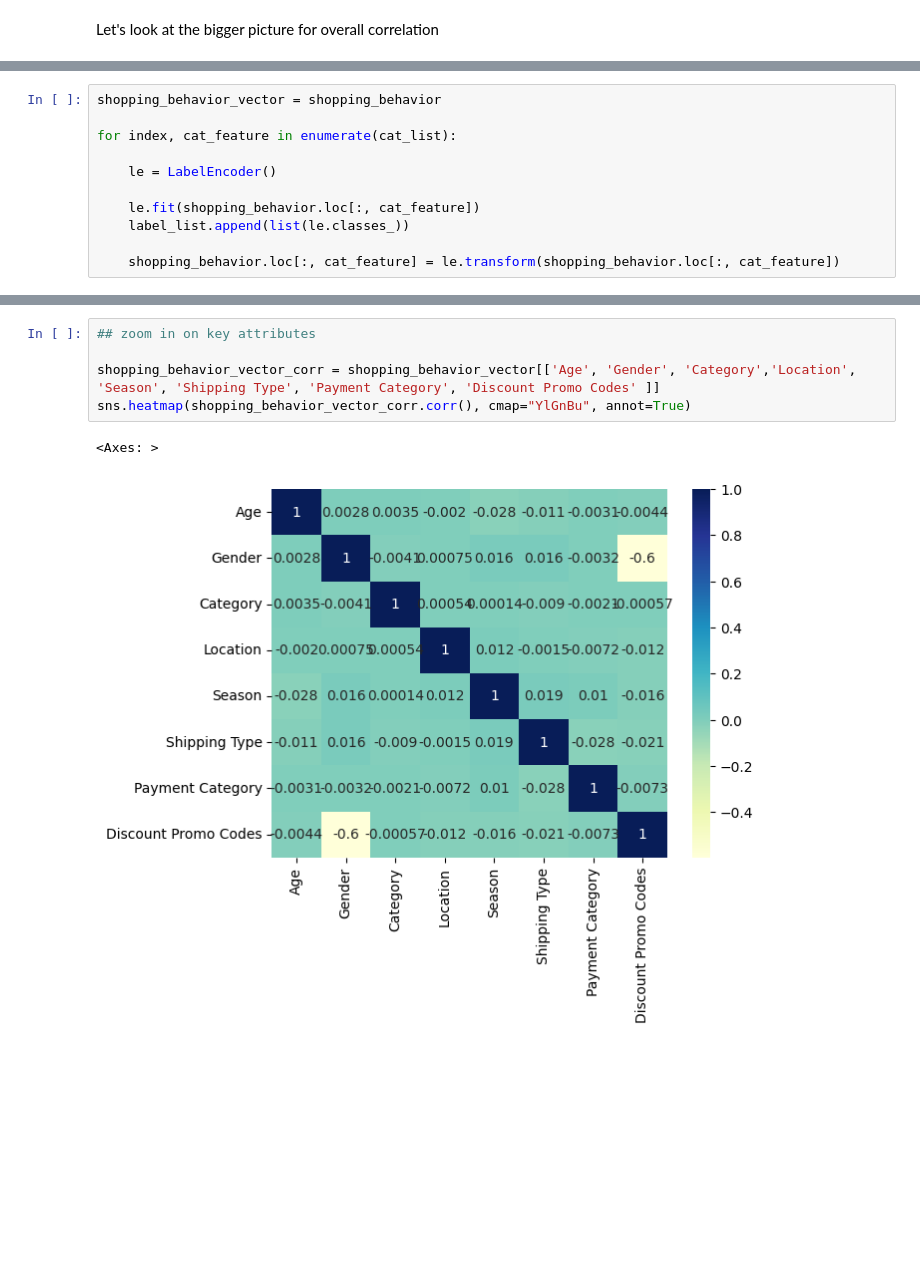
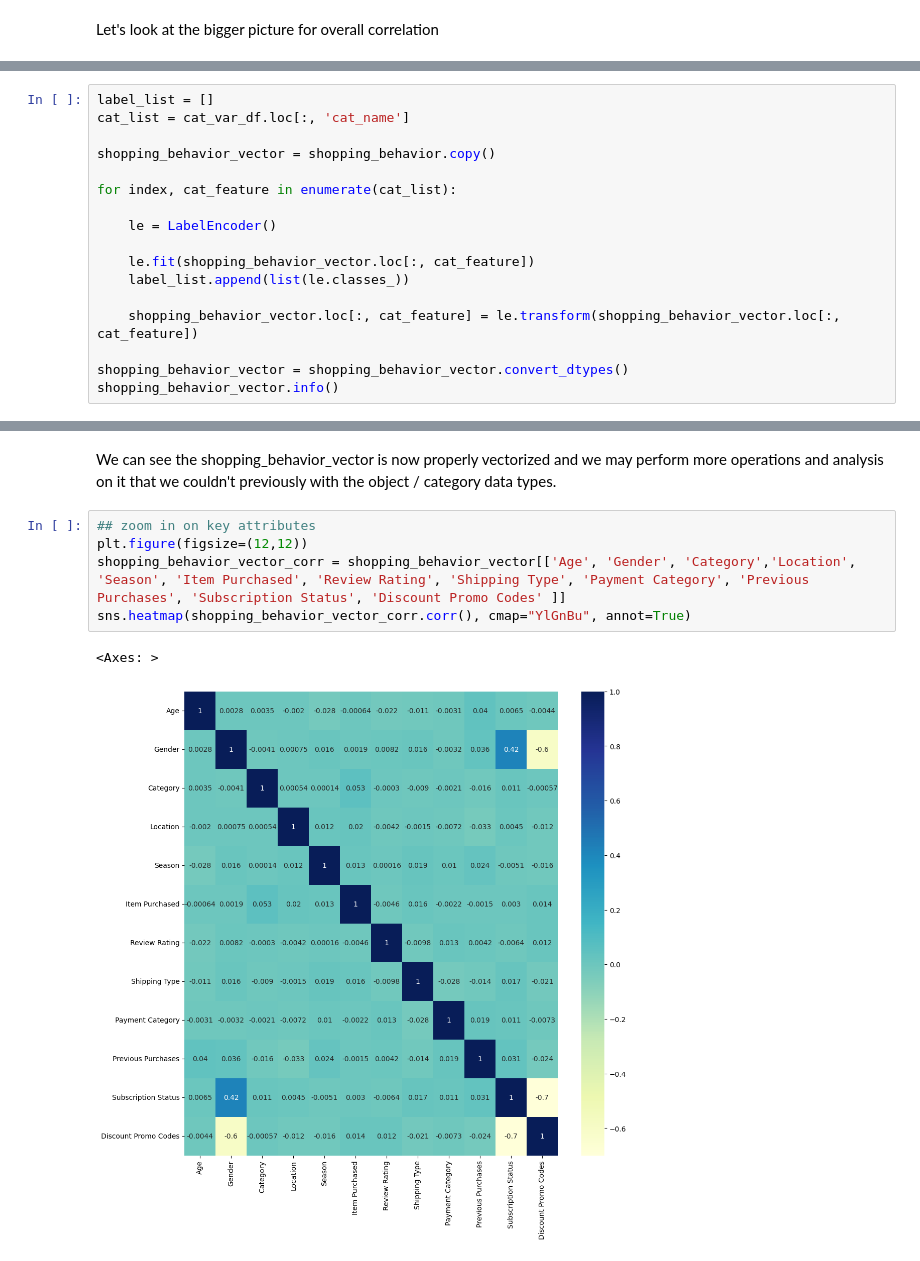
Before and after one commit to annabel-lee-x10/ecommerce-trends-visualization, a Jupyter notebook: ecommerce-trends-viz.ipynb, the cells around one changed output, grey strips where cells are left out. Cells and saved outputs as stored; diff of their text form; blank space fills up the shorter version.

```diff
--- a/ecommerce-trends-viz.ipynb
+++ b/ecommerce-trends-viz.ipynb
@@ -320,11 +324,17 @@ Name: cat_name, dtype: object
 # %%
-shopping_behavior_vector = shopping_behavior
+label_list = []
+cat_list = cat_var_df.loc[:, 'cat_name']
+
+shopping_behavior_vector = shopping_behavior.copy()
 
 for index, cat_feature in enumerate(cat_list):
 
     le = LabelEncoder()
 
-    le.fit(shopping_behavior.loc[:, cat_feature])
+    le.fit(shopping_behavior_vector.loc[:, cat_feature])
     label_list.append(list(le.classes_))
 
-    shopping_behavior.loc[:, cat_feature] = le.transform(shopping_behavior.loc[:, cat_feature])
+    shopping_behavior_vector.loc[:, cat_feature] = le.transform(shopping_behavior_vector.loc[:, cat_feature])
+
+shopping_behavior_vector = shopping_behavior_vector.convert_dtypes()
+shopping_behavior_vector.info()
@@ -373,8 +359,10 @@ label_list
+# %% [markdown]
+We can see the shopping_behavior_vector is now properly vectorized and we may perform more operations and analysis on it that we couldn't previously with the object / category data types.
 # %%
 ## zoom in on key attributes
-
-shopping_behavior_vector_corr = shopping_behavior_vector[['Age', 'Gender', 'Category','Location', 'Season', 'Shipping Type', 'Payment Category', 'Discount Promo Codes' ]]
+plt.figure(figsize=(12,12))
+shopping_behavior_vector_corr = shopping_behavior_vector[['Age', 'Gender', 'Category','Location', 'Season', 'Item Purchased', 'Review Rating', 'Shipping Type', 'Payment Category', 'Previous Purchases', 'Subscription Status', 'Discount Promo Codes' ]]
 sns.heatmap(shopping_behavior_vector_corr.corr(), cmap="YlGnBu", annot=True)
 # %% [output]
 <Axes: >
-[figure, old version]
+[figure, new version]
```
Also changed, not shown: parts of 23 cells of this notebook.
